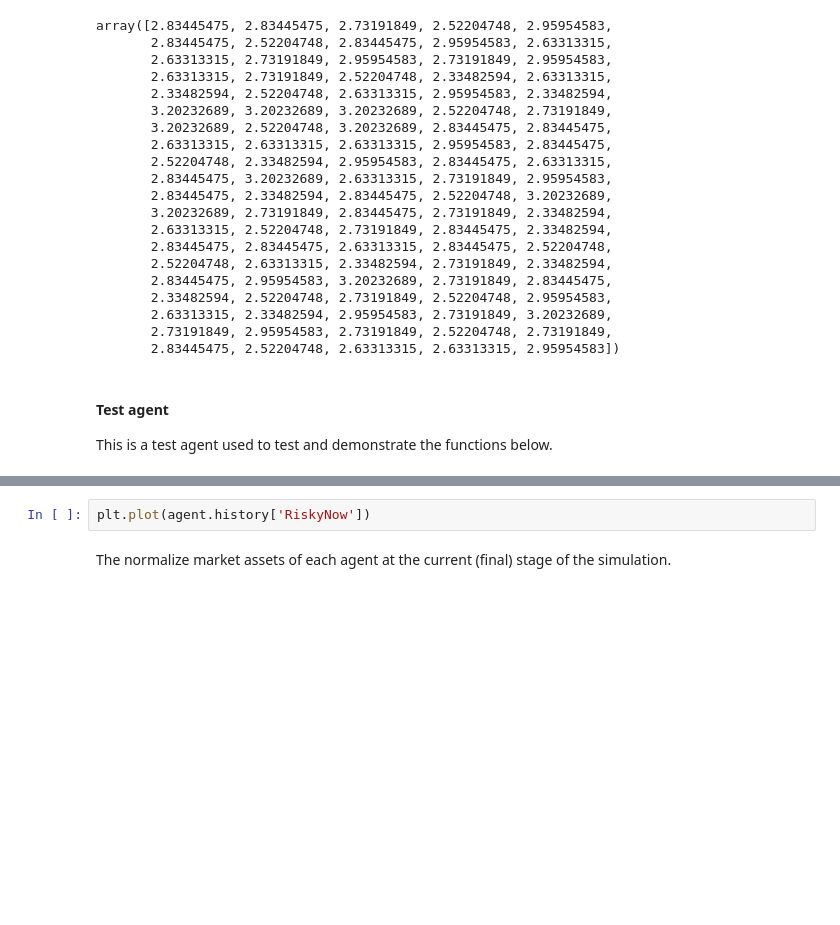
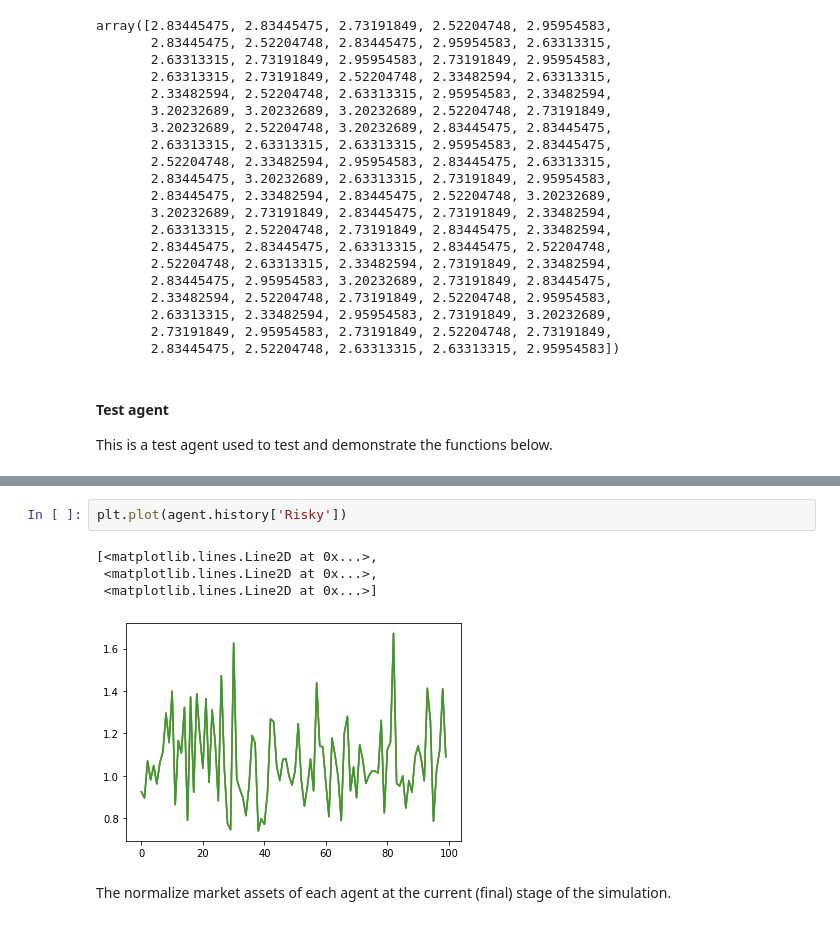
Before and after one commit to sbenthall/SHARKFin, a Jupyter notebook: HARK/Macro-Micro Foundations Demo Code.ipynb, the cells around one changed output, grey strips where cells are left out. Drawn from its saved outputs; the diff is of its cells as text; blank space fills up the shorter version.

```diff
--- a/HARK/Macro-Micro Foundations Demo Code.ipynb
+++ b/HARK/Macro-Micro Foundations Demo Code.ipynb
@@ -106,5 +129,10 @@ plt.plot(agent.history['mNrmNow'] * agent.history['pLvlNow'])
 # %%
-plt.plot(agent.history['RiskyNow'])
+plt.plot(agent.history['Risky'])
+# %% [output]
+[<matplotlib.lines.Line2D at 0x...>,
+ <matplotlib.lines.Line2D at 0x...>,
+ <matplotlib.lines.Line2D at 0x...>]
+[figure, added]
 # %% [markdown]
 The normalize market assets of each agent at the current (final) stage of the simulation.
 # %% [markdown]
```
Also changed, not shown: parts of 33 cells of this notebook, 1 other file.
